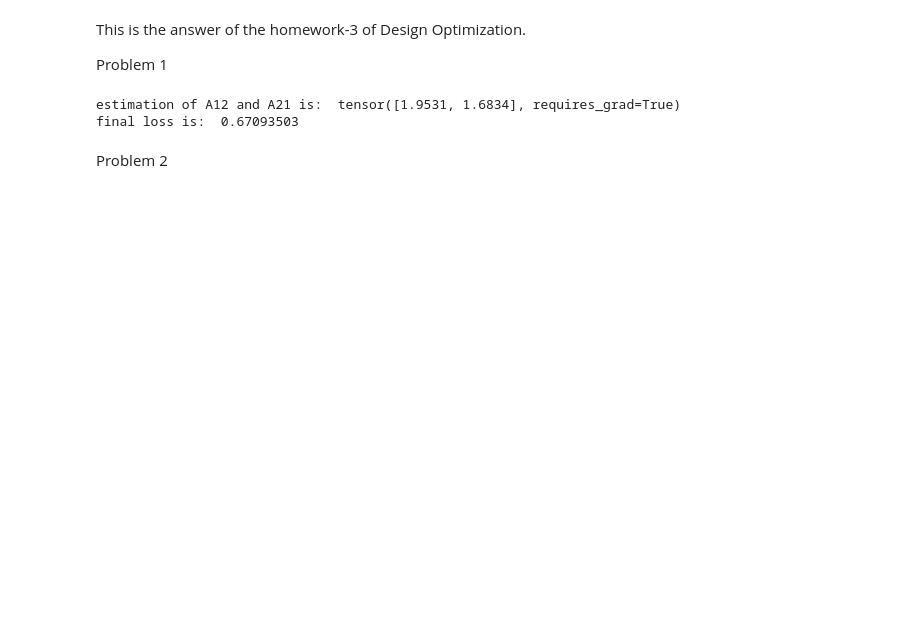
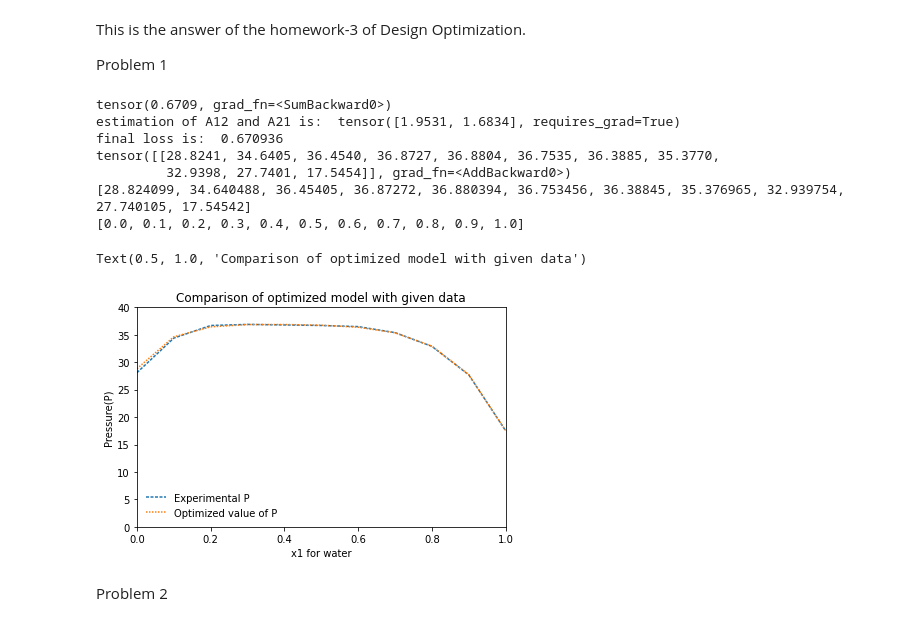
Before and after one commit to rpatel71/Design-Optimization, a Jupyter notebook: homework_3.ipynb, the cells around one changed output. Saved outputs shown, nothing was run; the diff lists cells and outputs as text; code cells hidden in the pictures; blank space fills up the shorter version.

Commit message:
Working Problem-1 with graph

```diff
--- a/homework_3.ipynb
+++ b/homework_3.ipynb
@@ -5,11 +5,13 @@ This is the answer of the homework-3 of Design Optimization.
 
 Problem 1
 # %%
+from matplotlib.projections import process_projection_requirements
 # importing all the libraries required
 import numpy as np
 import torch as tor
 from torch.autograd import Variable
 import matplotlib.pyplot as plt
+
 
 X1 = np.array([[0.0, 0.1, 0.2, 0.3, 0.4, 0.5, 0.6, 0.7, 0.8, 0.9, 1.0]])
 X2 = np.flip(X1, axis = 1).copy()
@@ -18,20 +20,22 @@ a = np.array(([[8.0731, 1730.63, 233.426], [7.43155, 1554.679, 240.337]]))
 # T = 20
 p_w = 10 ** (a[0, 0] - a[0, 1] / (20 + a[0, 2]))
 p_diox = 10 ** (a[1, 0] - a[1, 1] / (20 + a[1, 2]))
-P = np.array([[28.1, 34.4, 36.7, 36.9, 36.8, 36.7, 36.5, 35.4, 32.9, 27.7, 17.5]])
-P = tor.tensor(P, requires_grad=False, dtype=tor.float32)
+P_num = np.array([[28.1, 34.4, 36.7, 36.9, 36.8, 36.7, 36.5, 35.4, 32.9, 27.7, 17.5]])
+P = tor.tensor(P_num, requires_grad=False, dtype=tor.float32)
 
 A = Variable(tor.tensor([2.0, 2.0]), requires_grad=True)
 
 x1 = tor.tensor(X1, requires_grad=False, dtype=tor.float32)
 x2 = tor.tensor(X2, requires_grad=False, dtype=tor.float32)
 
+# Step-size
 a = 0.001
 
 for i in range(100):
     P_cal = x1 * tor.exp(A[0] * (A[1] * x2 / (A[0] * x1 + A[1] * x2)) ** 2) * p_w + \
-          x2 * tor.exp(A[1] * (A[0] * x1 / (A[0] * x1 + A[1] * x2)) ** 2) * p_diox
+            x2 * tor.exp(A[1] * (A[0] * x1 / (A[0] * x1 + A[1] * x2)) ** 2) * p_diox
 
+    # Least Square error
     loss = (P_cal - P) ** 2
     loss = loss.sum()
 
@@ -40,12 +44,49 @@ for i in range(100):
     with tor.no_grad():
         A -= a * A.grad
         A.grad.zero_()
-
+print(loss)
 print('estimation of A12 and A21 is: ', A)
 print('final loss is: ', loss.data.numpy())
+
+# calculation of P when the values of A12 and A21 are found after optimization.
+P_opt = x1 * tor.exp(A[0] * (A[1] * x2 / (A[0] * x1 + A[1] * x2)) ** 2) * p_w + \
+        x2 * tor.exp(A[1] * (A[0] * x1 / (A[0] * x1 + A[1] * x2)) ** 2) * p_diox
+print(P_opt)
+
+# making a temporary variable P1 to detach the P_opt of the gradient and conversion of tensor to numpy array.
+P1 = P_opt.detach().numpy()
+
+P_cal = []
+x_given = []
+P_exp = []
+for i in range(0,11):
+  P_exp.append(P_num[0,i])
+  x_given.append(X1[0,i])
+  P_cal.append(P1[0, i])
+
+print(P_cal)
+print(x_given)
 # %% [output]
+tensor(0.6709, grad_fn=<SumBackward0>)
 estimation of A12 and A21 is:  tensor([1.9531, 1.6834], requires_grad=True)
-final loss is:  0.67093503
+final loss is:  0.670936
+tensor([[28.8241, 34.6405, 36.4540, 36.8727, 36.8804, 36.7535, 36.3885, 35.3770,
+         32.9398, 27.7401, 17.5454]], grad_fn=<AddBackward0>)
+[28.824099, 34.640488, 36.45405, 36.87272, 36.880394, 36.753456, 36.38845, 35.376965, 32.939754, 27.740105, 17.54542]
+[0.0, 0.1, 0.2, 0.3, 0.4, 0.5, 0.6, 0.7, 0.8, 0.9, 1.0]
+# %%
+fig, ax = plt.subplots(1, 1, tight_layout=1)
+ax.plot(x_given, P_exp, c='C0', dashes=(2,1), label='Experimental P')
+ax.plot(x_given, P_cal, c='C1', dashes=(1,1), label='Optimized value of P')
+ax.set_xlim(0.0, 1.0)
+ax.set_ylim(0.0, 40.0)
+ax.set_xlabel('x1 for water')
+ax.set_ylabel('Pressure(P)')
+ax.legend(frameon=0)
+plt.title('Comparison of optimized model with given data')
+# %% [output]
+Text(0.5, 1.0, 'Comparison of optimized model with given data')
+[figure, added]
 # %% [markdown]
 Problem 2
 # %%
```
Also changed, not shown: parts of 3 cells of this notebook.
